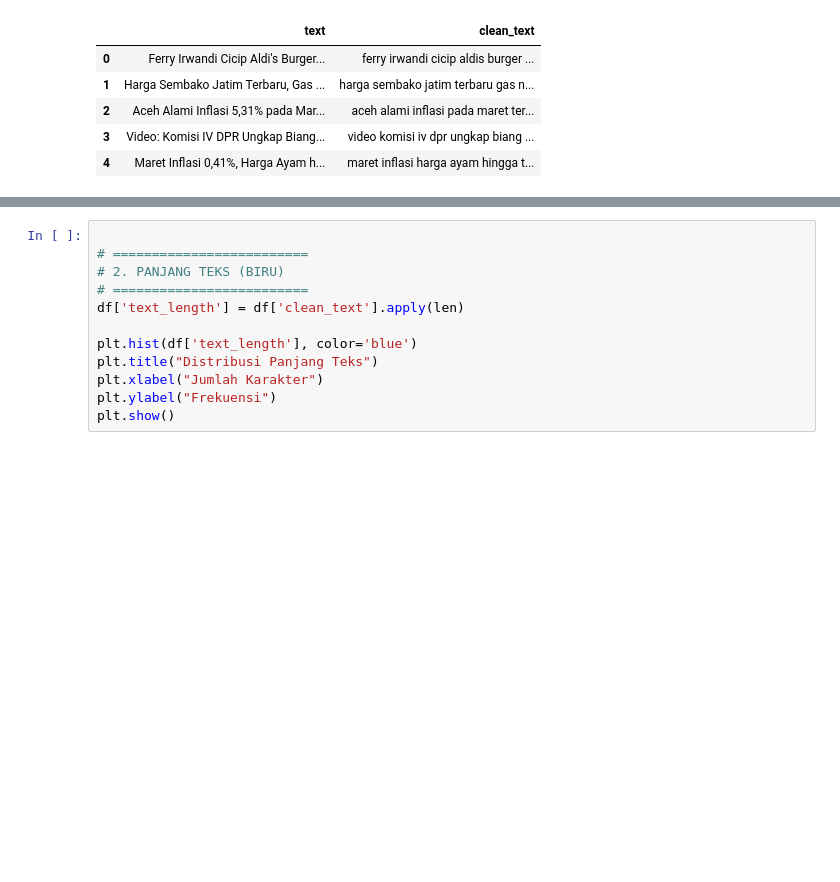
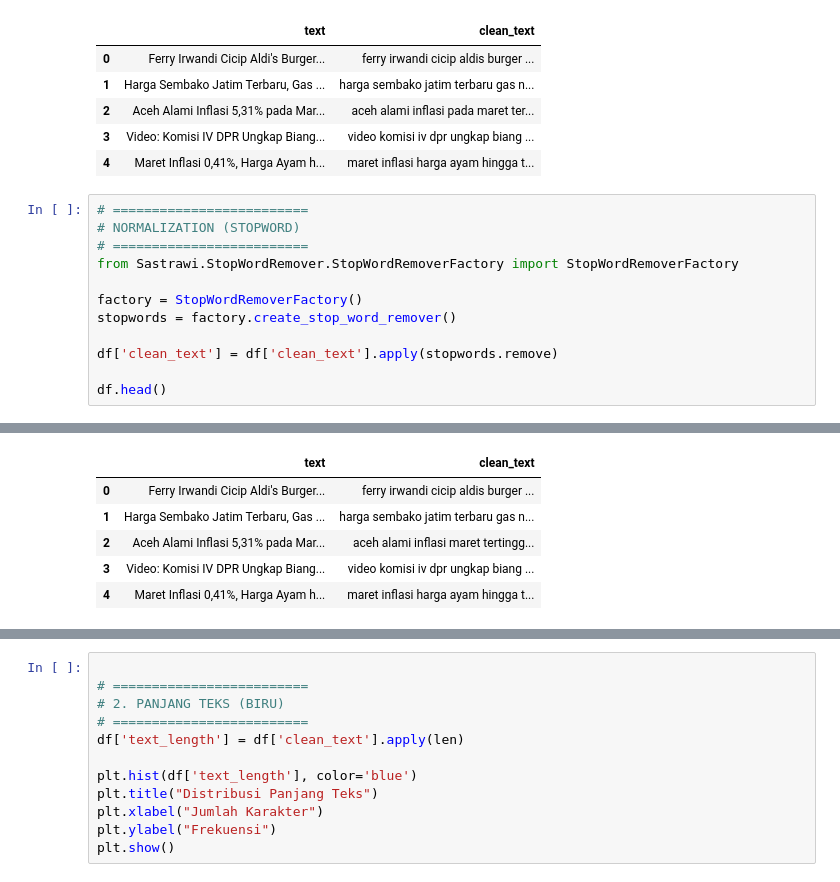
Before and after one commit to afllaabdi/tugas_NLP, a Jupyter notebook: Source_Code.ipynb, the cells around one changed output, grey strips where cells are left out. Cells and saved outputs as stored; diff of their text form; blank space fills up the shorter version.

```diff
--- a/Source_Code.ipynb
+++ b/Source_Code.ipynb
@@ -58,3 +58,16 @@ df[['text', 'clean_text']].head()
 | 2 | Aceh Alami Inflasi 5,31% pada Mar... | aceh alami inflasi pada maret ter... |
 | 3 | Video: Komisi IV DPR Ungkap Biang... | video komisi iv dpr ungkap biang ... |
 | 4 | Maret Inflasi 0,41%, Harga Ayam h... | maret inflasi harga ayam hingga t... |
+# %%
+# =========================
+# NORMALIZATION (STOPWORD)
+# =========================
+from Sastrawi.StopWordRemover.StopWordRemoverFactory import StopWordRemoverFactory
+
+factory = StopWordRemoverFactory()
+stopwords = factory.create_stop_word_remover()
+
+df['clean_text'] = df['clean_text'].apply(stopwords.remove)
+
+df.head()
+# %% [output]
@@ -60,0 +75,6 @@ df[['text', 'clean_text']].head()
+|  | text | clean_text |
+| 0 | Ferry Irwandi Cicip Aldi's Burger... | ferry irwandi cicip aldis burger ... |
+| 1 | Harga Sembako Jatim Terbaru, Gas ... | harga sembako jatim terbaru gas n... |
+| 2 | Aceh Alami Inflasi 5,31% pada Mar... | aceh alami inflasi maret tertingg... |
+| 3 | Video: Komisi IV DPR Ungkap Biang... | video komisi iv dpr ungkap biang ... |
+| 4 | Maret Inflasi 0,41%, Harga Ayam h... | maret inflasi harga ayam hingga t... |
```
Also changed, not shown: parts of 3 cells of this notebook.
